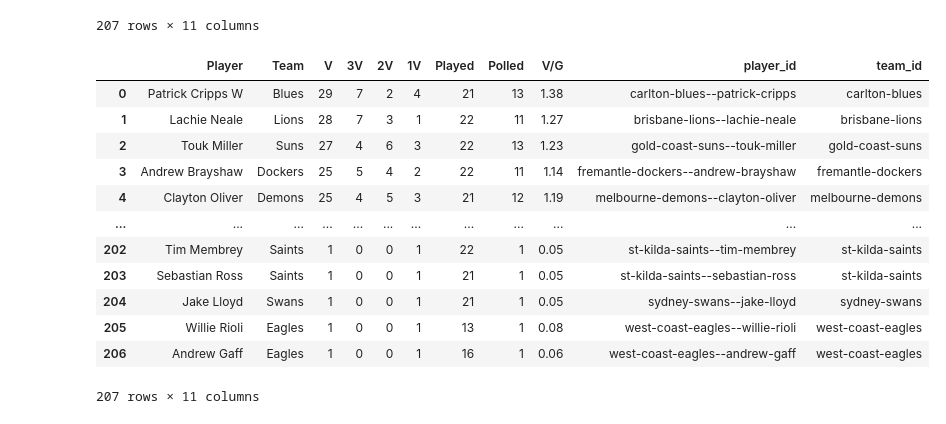
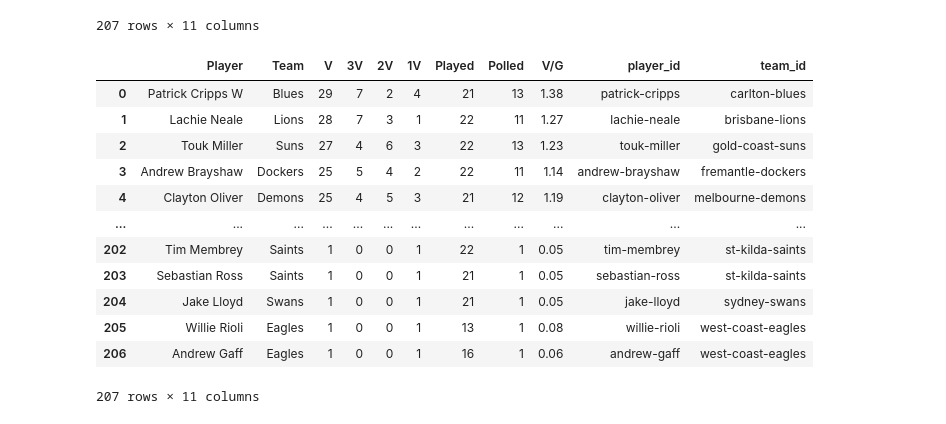
Before and after one commit to Geelong-Cats/AFLScrape, a Jupyter notebook: notebooks/Scrape Footy Wire-Brownlow.ipynb, the cells around one changed output. Cells and saved outputs as stored; diff of their text form; code cells hidden in the pictures.

```diff
--- a/notebooks/Scrape Footy Wire-Brownlow.ipynb
+++ b/notebooks/Scrape Footy Wire-Brownlow.ipynb
@@ -114,7 +114,7 @@ def clean_text(a):
 
 def get_pids(row_data):
     ids = [a.find('a')['href'] for a in row_data if a.find('a') is not None]
-    player_id = [x.replace("pp-","") for x in ids if "pp-" in x][0]
+    player_id = [x.replace("pp-","") for x in ids if "pp-" in x][0].split('--')[1]
     return clean_text(player_id)
 
 def get_tids(row_data):
@@ -126,44 +126,44 @@ def parse_row_data_bl(row_data,headers):
     data_dict = {headers[i]:clean_text(row_data[i].text) for i in range(len(row_data))}
     pid = get_pids(row_data)
     tid = get_tids(row_data)
     data_dict['player_id'] = pid
     data_dict['team_id'] =  tid
     return data_dict
 
 
 def get_brownlow_year(year=2022):
 
     # Get the URL
     URL = "https://www.footywire.com/afl/footy/brownlow_medal?year="+str(year)+"&s=V"
     soup = make_soup(URL)
 
     # Extract out the table. we search for the table that's exactly 688
     brownlow_table_html = [a for a in soup.find_all('table') if a.get('width')=='688'][0]
     flat_table_data = [a for a in brownlow_table_html.find_all('td')]
     header_elements = flat_table_data[0:9]
     body_elements = flat_table_data[9:]
     headers = [clean_text(a.text) for a in header_elements]
     data_list = []
     for e in range(0,len(body_elements),len(headers)):
         row_data = body_elements[e:e+len(headers)]
         data_list.append(parse_row_data_bl(row_data,headers))
     return pd.DataFrame(data_list)
 
 brownlow_data = get_brownlow_year()
 brownlow_data
 # %% [output]
 |  | Player | Team | V | 3V | 2V | 1V | Played | Polled | V/G | player_id | team_id |
-| 0 | Patrick Cripps W | Blues | 29 | 7 | 2 | 4 | 21 | 13 | 1.38 | carlton-blues--patrick-cripps | carlton-blues |
-| 1 | Lachie Neale | Lions | 28 | 7 | 3 | 1 | 22 | 11 | 1.27 | brisbane-lions--lachie-neale | brisbane-lions |
-| 2 | Touk Miller | Suns | 27 | 4 | 6 | 3 | 22 | 13 | 1.23 | gold-coast-suns--touk-miller | gold-coast-suns |
-| 3 | Andrew Brayshaw | Dockers | 25 | 5 | 4 | 2 | 22 | 11 | 1.14 | fremantle-dockers--andrew-brayshaw | fremantle-dockers |
-| 4 | Clayton Oliver | Demons | 25 | 4 | 5 | 3 | 21 | 12 | 1.19 | melbourne-demons--clayton-oliver | melbourne-demons |
+| 0 | Patrick Cripps W | Blues | 29 | 7 | 2 | 4 | 21 | 13 | 1.38 | patrick-cripps | carlton-blues |
+| 1 | Lachie Neale | Lions | 28 | 7 | 3 | 1 | 22 | 11 | 1.27 | lachie-neale | brisbane-lions |
+| 2 | Touk Miller | Suns | 27 | 4 | 6 | 3 | 22 | 13 | 1.23 | touk-miller | gold-coast-suns |
+| 3 | Andrew Brayshaw | Dockers | 25 | 5 | 4 | 2 | 22 | 11 | 1.14 | andrew-brayshaw | fremantle-dockers |
+| 4 | Clayton Oliver | Demons | 25 | 4 | 5 | 3 | 21 | 12 | 1.19 | clayton-oliver | melbourne-demons |
 | ... | ... | ... | ... | ... | ... | ... | ... | ... | ... | ... | ... |
-| 202 | Tim Membrey | Saints | 1 | 0 | 0 | 1 | 22 | 1 | 0.05 | st-kilda-saints--tim-membrey | st-kilda-saints |
-| 203 | Sebastian Ross | Saints | 1 | 0 | 0 | 1 | 21 | 1 | 0.05 | st-kilda-saints--sebastian-ross | st-kilda-saints |
-| 204 | Jake Lloyd | Swans | 1 | 0 | 0 | 1 | 21 | 1 | 0.05 | sydney-swans--jake-lloyd | sydney-swans |
-| 205 | Willie Rioli | Eagles | 1 | 0 | 0 | 1 | 13 | 1 | 0.08 | west-coast-eagles--willie-rioli | west-coast-eagles |
-| 206 | Andrew Gaff | Eagles | 1 | 0 | 0 | 1 | 16 | 1 | 0.06 | west-coast-eagles--andrew-gaff | west-coast-eagles |
+| 202 | Tim Membrey | Saints | 1 | 0 | 0 | 1 | 22 | 1 | 0.05 | tim-membrey | st-kilda-saints |
+| 203 | Sebastian Ross | Saints | 1 | 0 | 0 | 1 | 21 | 1 | 0.05 | sebastian-ross | st-kilda-saints |
+| 204 | Jake Lloyd | Swans | 1 | 0 | 0 | 1 | 21 | 1 | 0.05 | jake-lloyd | sydney-swans |
+| 205 | Willie Rioli | Eagles | 1 | 0 | 0 | 1 | 13 | 1 | 0.08 | willie-rioli | west-coast-eagles |
+| 206 | Andrew Gaff | Eagles | 1 | 0 | 0 | 1 | 16 | 1 | 0.06 | andrew-gaff | west-coast-eagles |
 207 rows × 11 columns
 # %%
 
```
Also changed, not shown: parts of 9 cells of this notebook, 2 other files.
